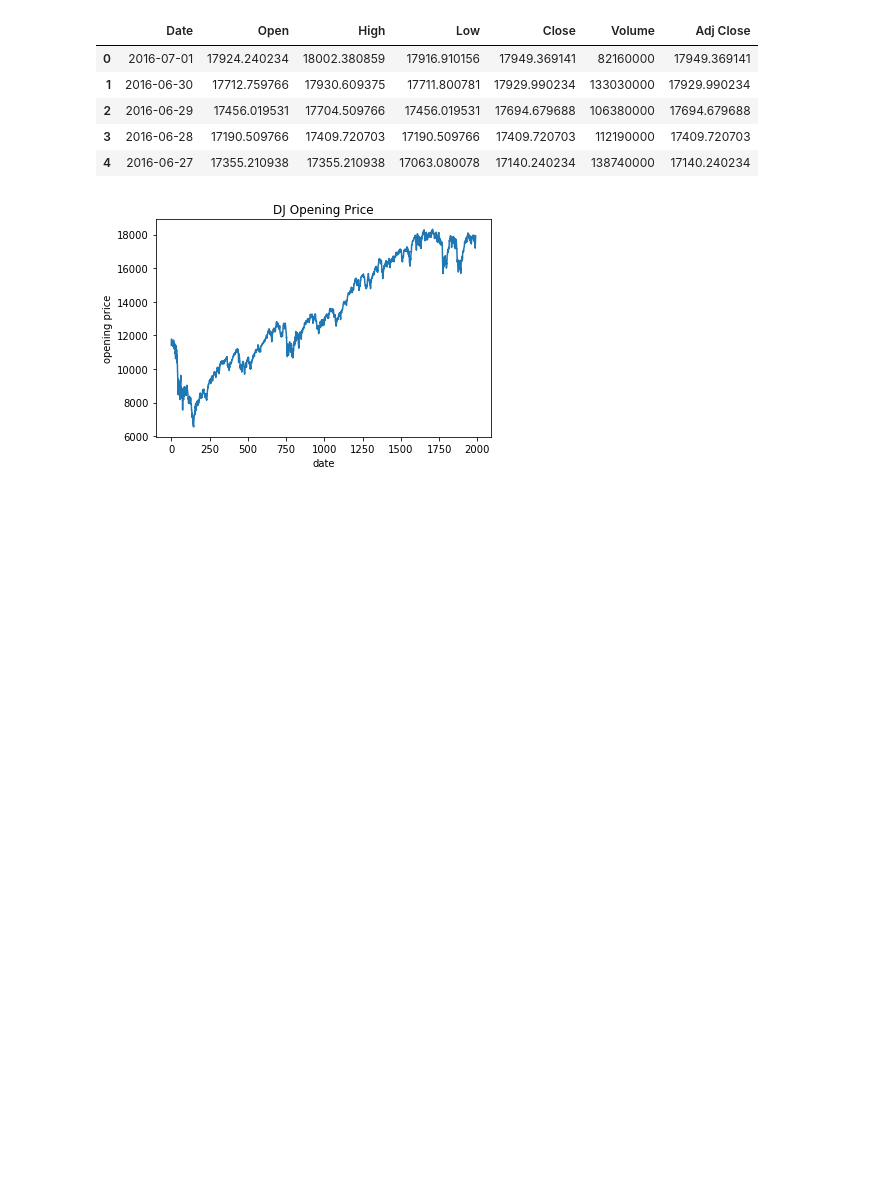
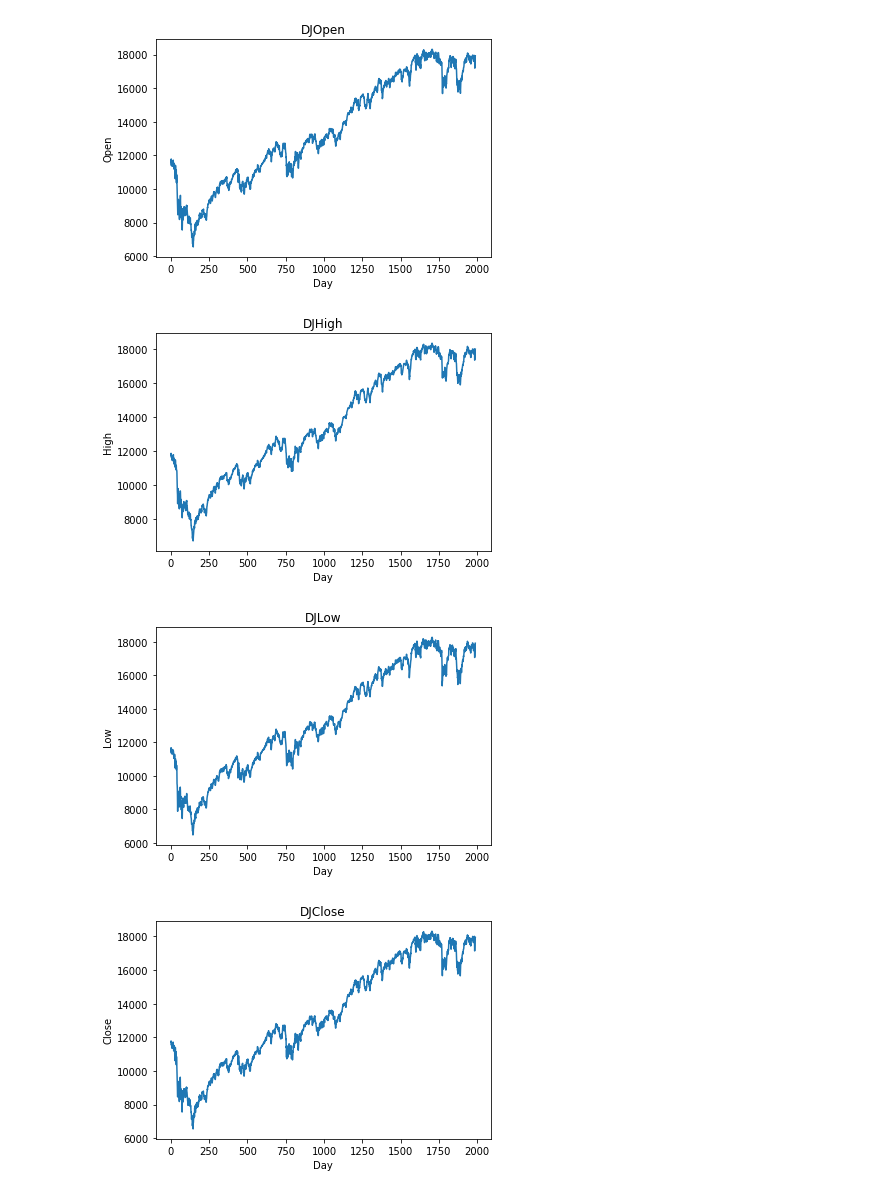
Before and after one commit to callaunchpad/SpeculateAI, a Jupyter notebook: Jupyter Notebooks/Data Visualization.ipynb, the cells around one changed output. Drawn from its saved outputs; the diff is of its cells as text; code cells hidden in the pictures; blank space fills up the shorter version.

Commit message:
Updated data visualization

```diff
--- a/Jupyter Notebooks/Data Visualization.ipynb
+++ b/Jupyter Notebooks/Data Visualization.ipynb
@@ -2,25 +2,26 @@
 import pandas as pd
 import matplotlib.pyplot as plt
 import csv
-# %%
-df = pd.read_csv("../data/DJIA_table.csv")
-
-x = df['Date']
-y = df['Open'].tolist()
-y.reverse()
-df.head()
-# %% [output]
-|  | Date | Open | High | Low | Close | Volume | Adj Close |
-| 0 | 2016-07-01 | 17924.240234 | 18002.380859 | 17916.910156 | 17949.369141 | 82160000 | 17949.369141 |
-| 1 | 2016-06-30 | 17712.759766 | 17930.609375 | 17711.800781 | 17929.990234 | 133030000 | 17929.990234 |
-| 2 | 2016-06-29 | 17456.019531 | 17704.509766 | 17456.019531 | 17694.679688 | 106380000 | 17694.679688 |
-| 3 | 2016-06-28 | 17190.509766 | 17409.720703 | 17190.509766 | 17409.720703 | 112190000 | 17409.720703 |
-| 4 | 2016-06-27 | 17355.210938 | 17355.210938 | 17063.080078 | 17140.240234 | 138740000 | 17140.240234 |
-# %%
-plt.plot(y)
-plt.xlabel("date")
-plt.ylabel("opening price")
-plt.title("DJ Opening Price")
-plt.show()
-# %% [output]
-[figure, removed]
+# %%
+def plot_data(df, title):
+    headers = df.columns[1:]
+    index = 0
+    for i in range(len(headers)):
+        header = headers[i]
+        y = df[header].tolist()
+        y.reverse()
+        plt.plot(y)
+        plt.xlabel("Day")
+        plt.ylabel(header)
+        plt.title(title + " " + header)
+        plt.show()
+# %%
+df_DJIA = pd.read_csv("../data/DJIA_table.csv")
+df_sp = pd.read_csv("../data/sp500.csv")
+plot_data(df_DJIA, "DJ")
+plot_data(df_sp, "SP")
+# %% [output]
+[figure, added]
+[figure, added]
+[figure, added]
+[figure, added]
```
Also changed, not shown: parts of 1 cell of this notebook.
